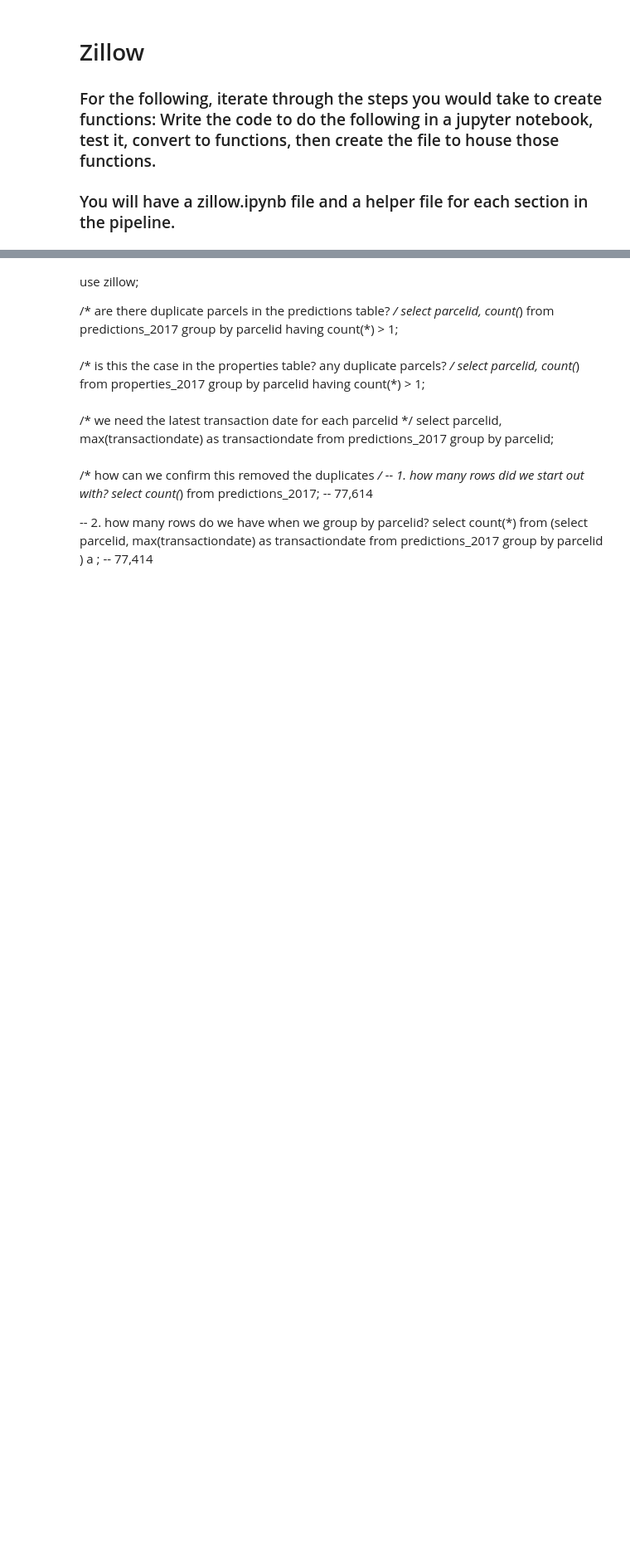
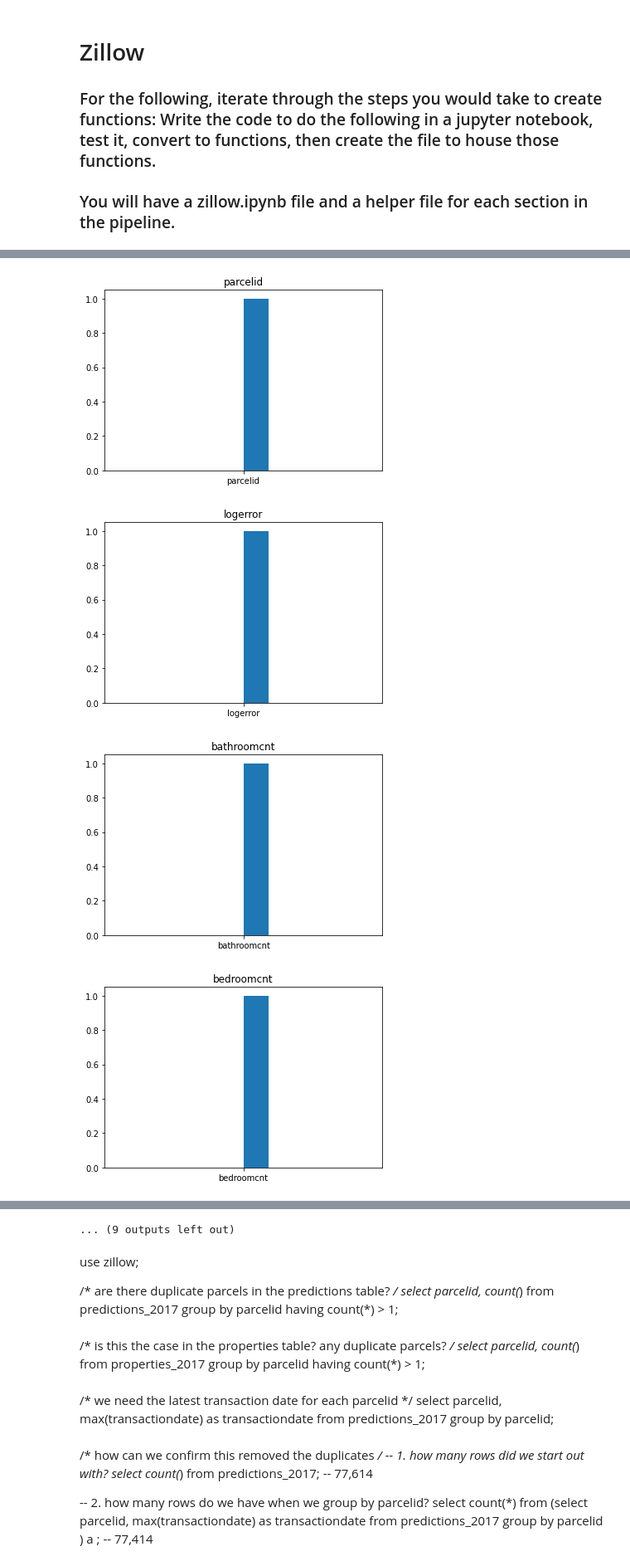
Before and after one commit to jamesallen0351/clustering-exercises, a Jupyter notebook: clustering_exercises.ipynb, the cells around one changed output, grey strips where cells are left out. Shown at 83% size. Saved outputs shown, nothing was run; the diff lists cells and outputs as text; code cells hidden in the pictures; blank space fills up the shorter version.

```diff
--- a/clustering_exercises.ipynb
+++ b/clustering_exercises.ipynb
@@ -40,7 +41,7 @@ pd.options.display.float_format = '{:20,.2f}'.format
 
 ### You will have a zillow.ipynb file and a helper file for each section in the pipeline.
 # %%
-df = acquire.get_mallcustomer_data()
+df = acquire_1.get_zillow_data()
 
 df.head()
 # %% [output]
@@ -47,0 +54,2 @@ NameError: name 'acquire' is not defined
+# %%
+df = wrangle_zillow.prepare_zillow(df)
@@ -47,0 +66,11 @@ NameError: name 'acquire' is not defined
+# %%
+for col in df.columns:
+    #plt.figure(figsize=(4,2))
+    plt.hist([col])
+    plt.title(col)
+    plt.show()
+# %% [output]
+[figure, added]
+[figure, added]
+[figure, added]
+[figure, added]
@@ -47,0 +85 @@ NameError: name 'acquire' is not defined
+... (9 outputs left out)
```
Also changed, not shown: parts of 9 cells of this notebook, 4 other files.
